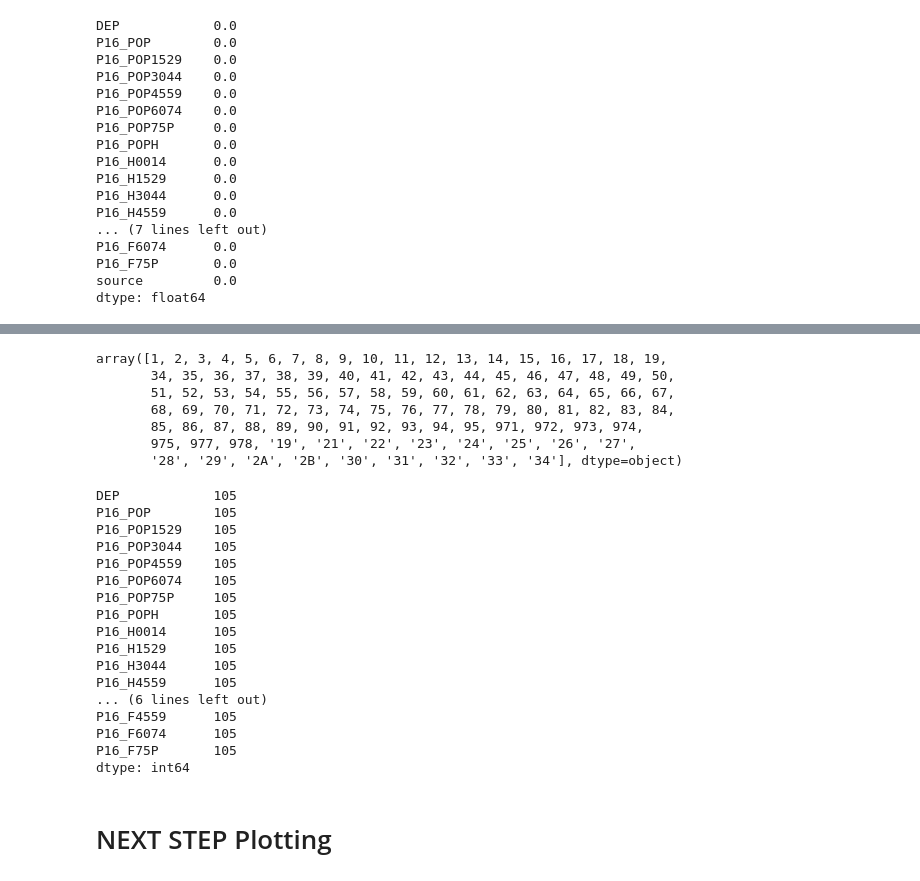
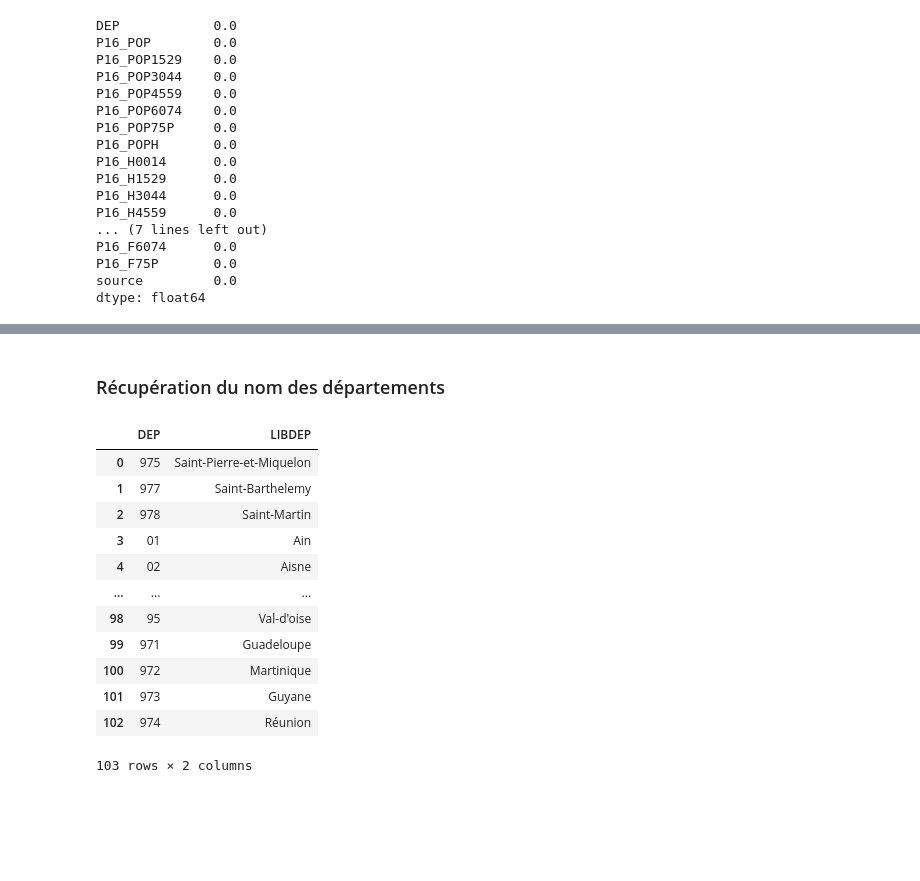
Before and after one commit to EpidIA-org/AI_epidemiology, a Jupyter notebook: data/DATA - Population IRIS to DEPT.ipynb, the cells around one changed output, grey strips where cells are left out. Drawn from its saved outputs; the diff is of its cells as text; code cells hidden in the pictures; blank space fills up the shorter version.

Commit message:
final DEP file with name of DEP

```diff
--- a/data/DATA - Population IRIS to DEPT.ipynb
+++ b/data/DATA - Population IRIS to DEPT.ipynb
@@ -235,31 +238,30 @@ datadep.shape
+# %%
+# conversion des DEP 'int' en 'str'
+datadep['DEP'] = datadep['DEP'].astype(str)
+# %% [markdown]
+### Récupération du nom des départements
+# %%
+data = pd.read_json('IRIS_population/areas_fr.json', typ='series')
+
+name = []
+for i in datadep['DEP']:
+    name.append(data[i])
+
+# inclusion des noms dans une nouvelle colonne
+datadep['LIBDEP'] = name
 # %%
-datadep['DEP'].unique()
+datadep[['DEP','LIBDEP']]
 # %% [output]
+|  | DEP | LIBDEP |
+| 0 | 975 | Saint-Pierre-et-Miquelon |
+| 1 | 977 | Saint-Barthelemy |
+| 2 | 978 | Saint-Martin |
+| 3 | 01 | Ain |
+| 4 | 02 | Aisne |
+| ... | ... | ... |
+| 98 | 95 | Val-d'oise |
+| 99 | 971 | Guadeloupe |
+| 100 | 972 | Martinique |
+| 101 | 973 | Guyane |
+| 102 | 974 | Réunion |
-array([1, 2, 3, 4, 5, 6, 7, 8, 9, 10, 11, 12, 13, 14, 15, 16, 17, 18, 19,
-       34, 35, 36, 37, 38, 39, 40, 41, 42, 43, 44, 45, 46, 47, 48, 49, 50,
-       51, 52, 53, 54, 55, 56, 57, 58, 59, 60, 61, 62, 63, 64, 65, 66, 67,
-       68, 69, 70, 71, 72, 73, 74, 75, 76, 77, 78, 79, 80, 81, 82, 83, 84,
-       85, 86, 87, 88, 89, 90, 91, 92, 93, 94, 95, 971, 972, 973, 974,
-       975, 977, 978, '19', '21', '22', '23', '24', '25', '26', '27',
-       '28', '29', '2A', '2B', '30', '31', '32', '33', '34'], dtype=object)
+103 rows × 2 columns
-# %%
-#datadep.head()
-datadep.apply(lambda x: len(x.unique()))
-# %% [output]
-DEP            105
-P16_POP        105
-P16_POP1529    105
-P16_POP3044    105
-P16_POP4559    105
-P16_POP6074    105
-P16_POP75P     105
-P16_POPH       105
-P16_H0014      105
-P16_H1529      105
-P16_H3044      105
-P16_H4559      105
-... (6 lines left out)
-P16_F4559      105
-P16_F6074      105
-P16_F75P       105
-dtype: int64
@@ -273,2 +269,0 @@ datadep.to_csv('IRIS_population/DEP_population_France_CO-M.csv')
-# %% [markdown]
-# NEXT STEP Plotting
```
Also changed, not shown: parts of 21 cells of this notebook, 5 other files.
